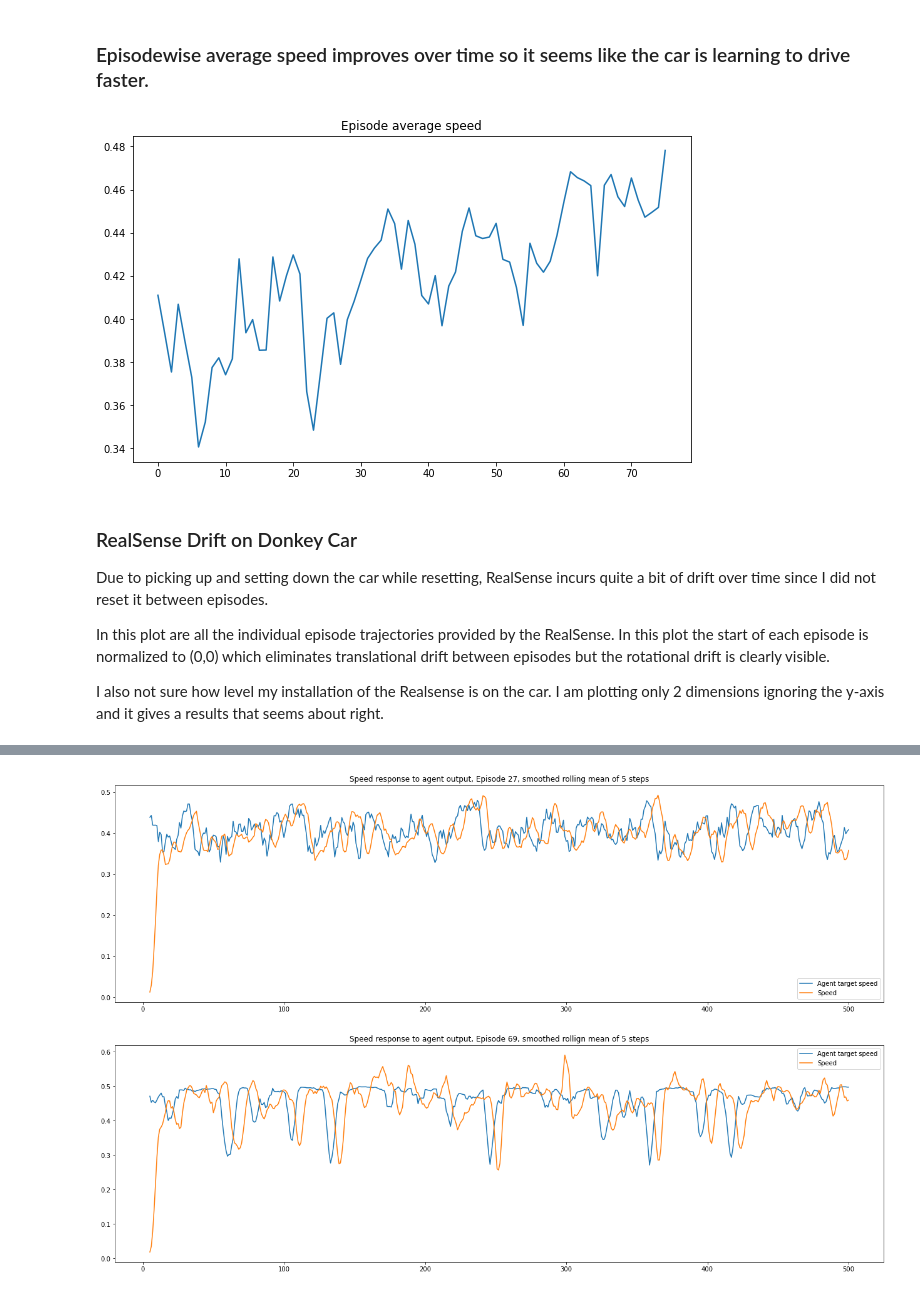
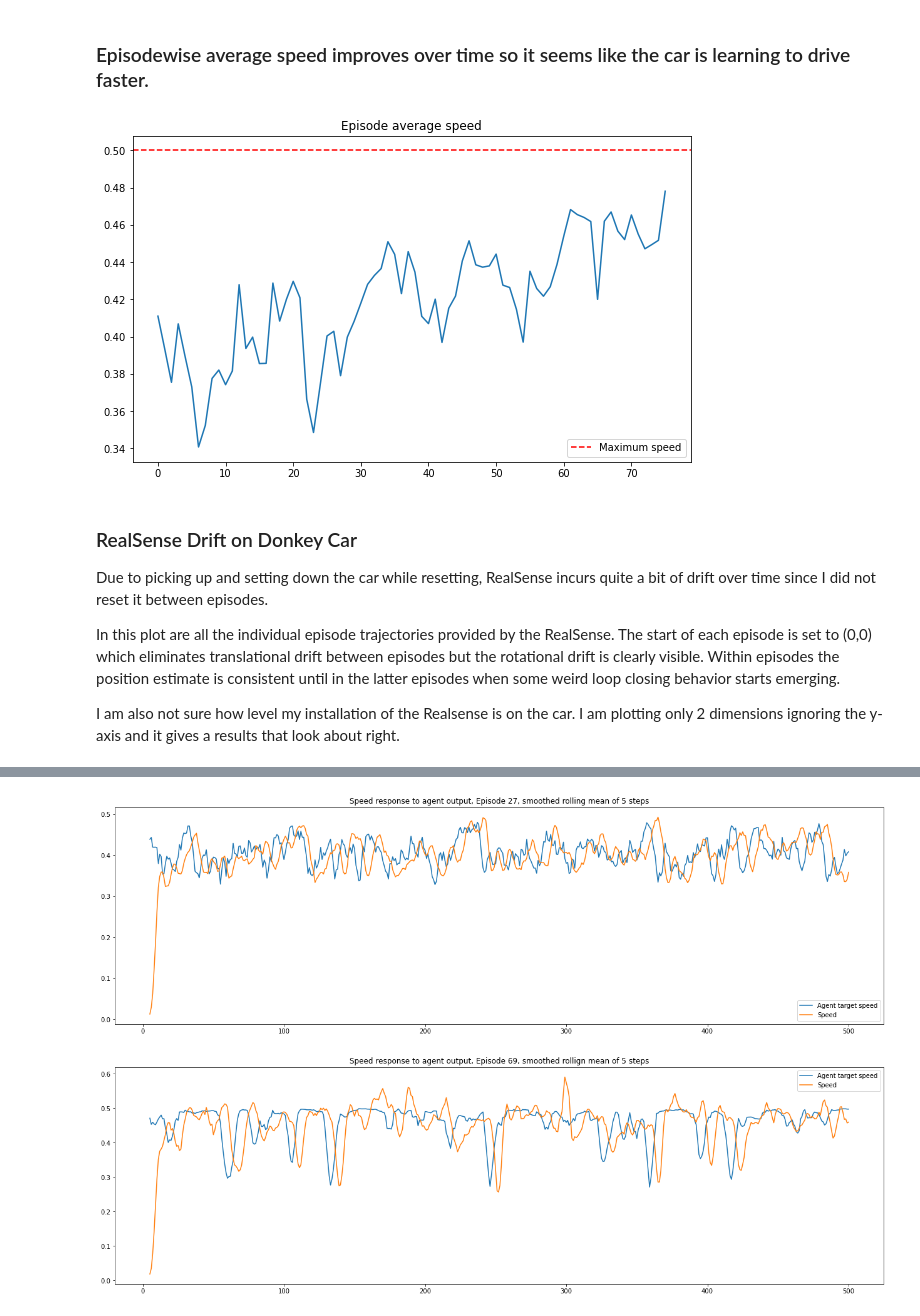
Before and after one commit to ari-viitala/RLDonkeyCar, a Jupyter notebook: analysis/Variable throttle.ipynb, the cells around one changed output, grey strips where cells are left out. Cells and saved outputs as stored; diff of their text form; code cells hidden in the pictures.

```diff
--- a/analysis/Variable throttle.ipynb
+++ b/analysis/Variable throttle.ipynb
@@ -66,18 +68,20 @@ plt.show()
 # %%
 plt.figure(1, (10, 6))
 plt.title("Episode average speed")
 plt.plot(data[data.Step > 10].groupby("Episode").mean().Speed)
+plt.axhline(0.5, linestyle="--", color="red", label="Maximum speed")
+plt.legend()
 plt.show()
 # %% [output]
-[figure, old version]
+[figure, new version]
 # %% [markdown]
 ### RealSense Drift on Donkey Car
 
 Due to picking up and setting down the car while resetting, RealSense incurs quite a bit of drift over time since I did not reset it between episodes.
 
-In this plot are all the individual episode trajectories provided by the RealSense. In this plot the start of each episode is normalized to (0,0) which eliminates translational drift between episodes but the rotational drift is clearly visible.
+In this plot are all the individual episode trajectories provided by the RealSense. The start of each episode is set to (0,0) which eliminates translational drift between episodes but the rotational drift is clearly visible. Within episodes the position estimate is consistent until in the latter episodes when some weird loop closing behavior starts emerging.
 
-I also not sure how level my installation of the Realsense is on the car. I am plotting only 2 dimensions ignoring the y-axis and it gives a results that seems about right.
+I am also not sure how level my installation of the Realsense is on the car. I am plotting only 2 dimensions ignoring the y-axis and it gives a results that look about right.
 # %%
 plt.figure(1, (10, 10))
 for i in range(data["Episode"].max()):
```
Also changed, not shown: parts of 10 cells of this notebook.
